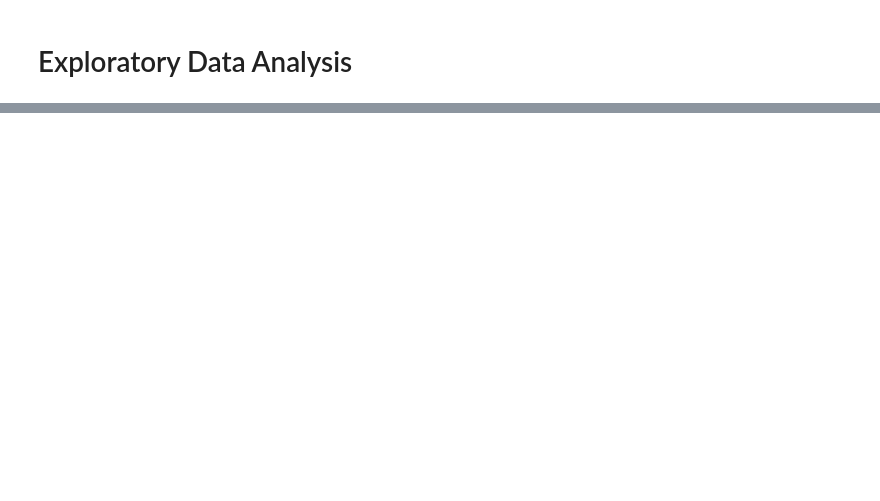
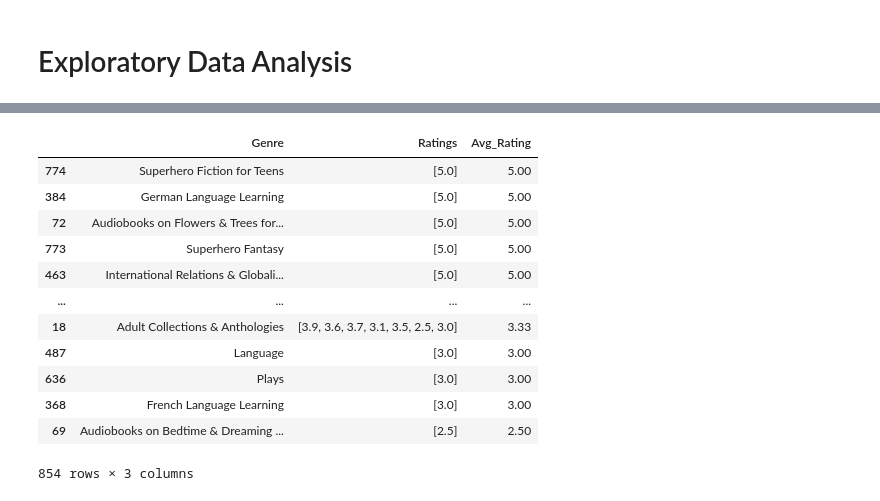
Before and after one commit to JS-Tharun/Intelligent-Book-Recommendations-System, a Jupyter notebook: notebooks/notebook.ipynb, the cells around one changed output, grey strips where cells are left out. Cells and saved outputs as stored; diff of their text form; code cells hidden in the pictures; blank space fills up the shorter version.

```diff
--- a/notebooks/notebook.ipynb
+++ b/notebooks/notebook.ipynb
@@ -495,0 +504,27 @@ genre_ranks_df
+# %%
+genre_ratings = genre_ranks_df.groupby('Genre')['Rating'].unique().reset_index(name='Ratings')
+
+def avg_rating(lst):
+    sum = 0
+    count = 0
+    for i in range(len(lst)):
+        sum += lst[i]
+        count += 1
+    return round((sum/count), 2)
+
+genre_ratings['Avg_Rating'] = genre_ratings['Ratings'].apply(lambda x: avg_rating(x))
+genre_ratings.sort_values(by='Avg_Rating', ascending=False)
+# %% [output]
+|  | Genre | Ratings | Avg_Rating |
+| 774 | Superhero Fiction for Teens | [5.0] | 5.00 |
+| 384 | German Language Learning | [5.0] | 5.00 |
+| 72 | Audiobooks on Flowers & Trees for... | [5.0] | 5.00 |
+| 773 | Superhero Fantasy | [5.0] | 5.00 |
+| 463 | International Relations & Globali... | [5.0] | 5.00 |
+| ... | ... | ... | ... |
+| 18 | Adult Collections & Anthologies | [3.9, 3.6, 3.7, 3.1, 3.5, 2.5, 3.0] | 3.33 |
+| 487 | Language | [3.0] | 3.00 |
+| 636 | Plays | [3.0] | 3.00 |
+| 368 | French Language Learning | [3.0] | 3.00 |
+| 69 | Audiobooks on Bedtime & Dreaming ... | [2.5] | 2.50 |
+854 rows × 3 columns
```
Also changed, not shown: parts of 5 cells of this notebook.
